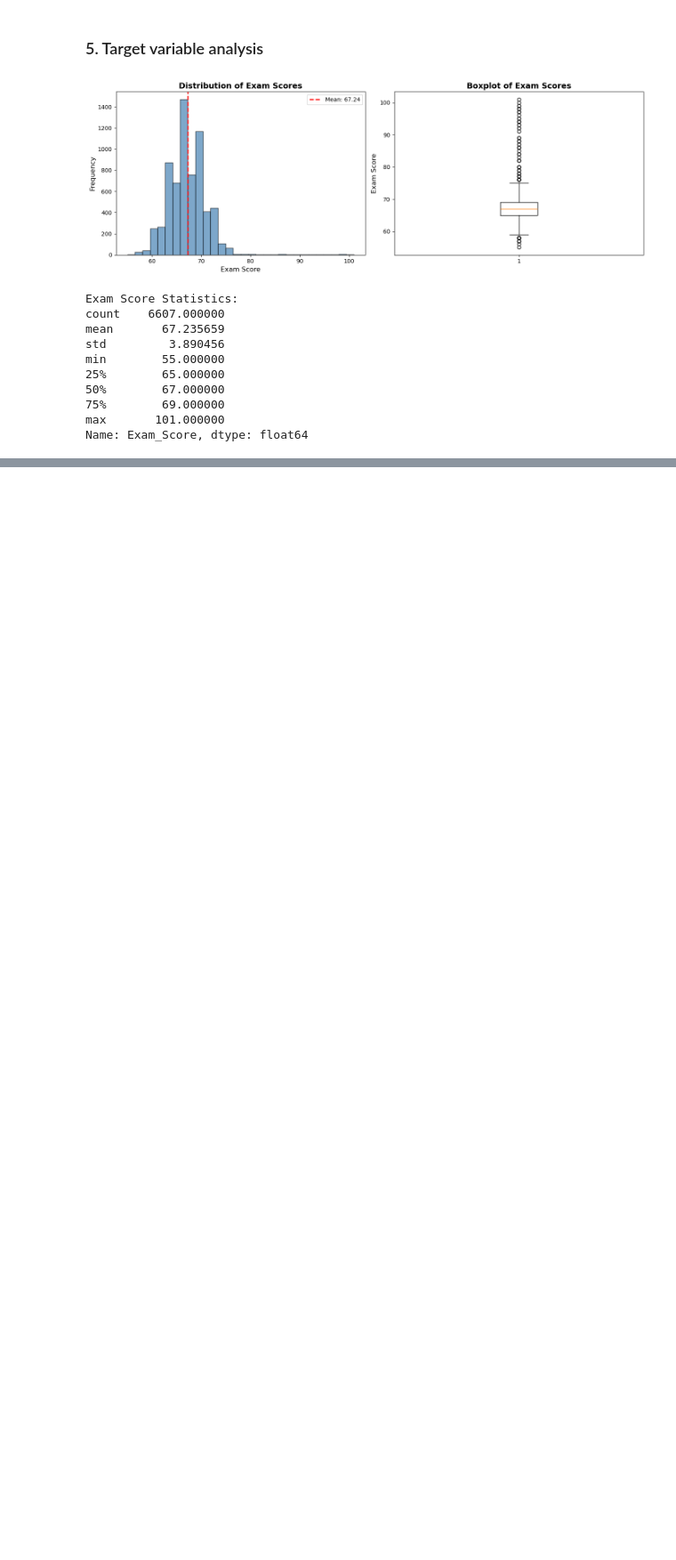
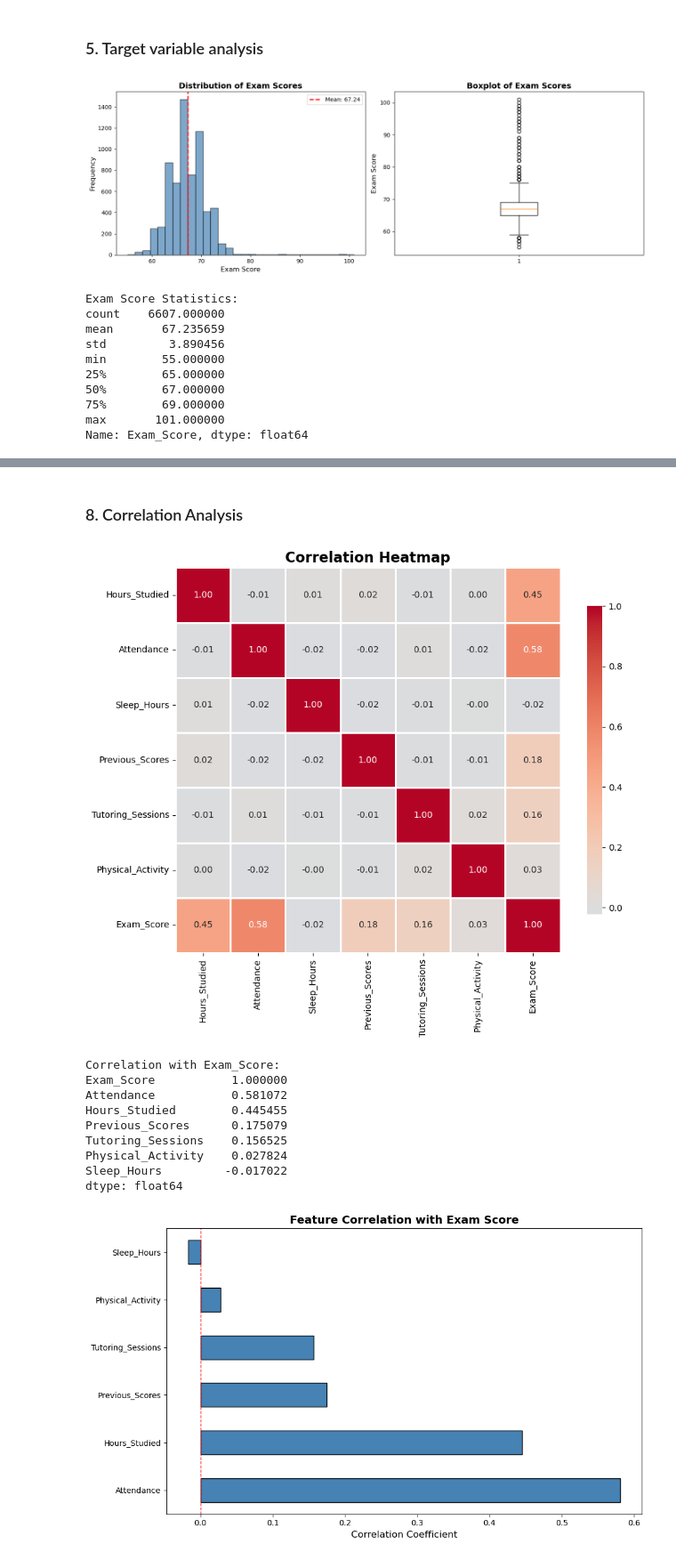
Before and after one commit to Rasath16/Student-Score-Predictor, a Jupyter notebook: 01_Data_exploration.ipynb, the cells around one changed output, grey strips where cells are left out. Shown at 89% size. Drawn from its saved outputs; the diff is of its cells as text; code cells hidden in the pictures; blank space fills up the shorter version.

```diff
--- a/01_Data_exploration.ipynb
+++ b/01_Data_exploration.ipynb
@@ -148,0 +221,37 @@ Name: Exam_Score, dtype: float64
+# %% [markdown]
+### 8. Correlation Analysis
+# %%
+# Correlation matrix
+corr_matrix = df[numerical_cols].corr()
+
+plt.figure(figsize=(10, 8))
+sns.heatmap(corr_matrix, annot=True, fmt='.2f', cmap='coolwarm', center=0,
+            square=True, linewidths=1, cbar_kws={"shrink": 0.8})
+plt.title('Correlation Heatmap', fontsize=16, fontweight='bold')
+plt.tight_layout()
+plt.show()
+
+# Correlation with Exam Score
+target_corr = df[numerical_cols].corrwith(df['Exam_Score']).sort_values(ascending=False)
+print("\nCorrelation with Exam_Score:")
+print(target_corr)
+
+plt.figure(figsize=(10, 6))
+target_corr.drop('Exam_Score').plot(kind='barh', color='steelblue', edgecolor='black')
+plt.xlabel('Correlation Coefficient', fontsize=12)
+plt.title('Feature Correlation with Exam Score', fontsize=14, fontweight='bold')
+plt.axvline(x=0, color='red', linestyle='--', linewidth=1)
+plt.tight_layout()
+plt.show()
+# %% [output]
+[figure, added]
+Correlation with Exam_Score:
+Exam_Score           1.000000
+Attendance           0.581072
+Hours_Studied        0.445455
+Previous_Scores      0.175079
+Tutoring_Sessions    0.156525
+Physical_Activity    0.027824
+Sleep_Hours         -0.017022
+dtype: float64
+[figure, added]
```
Also changed, not shown: parts of 4 cells of this notebook.
